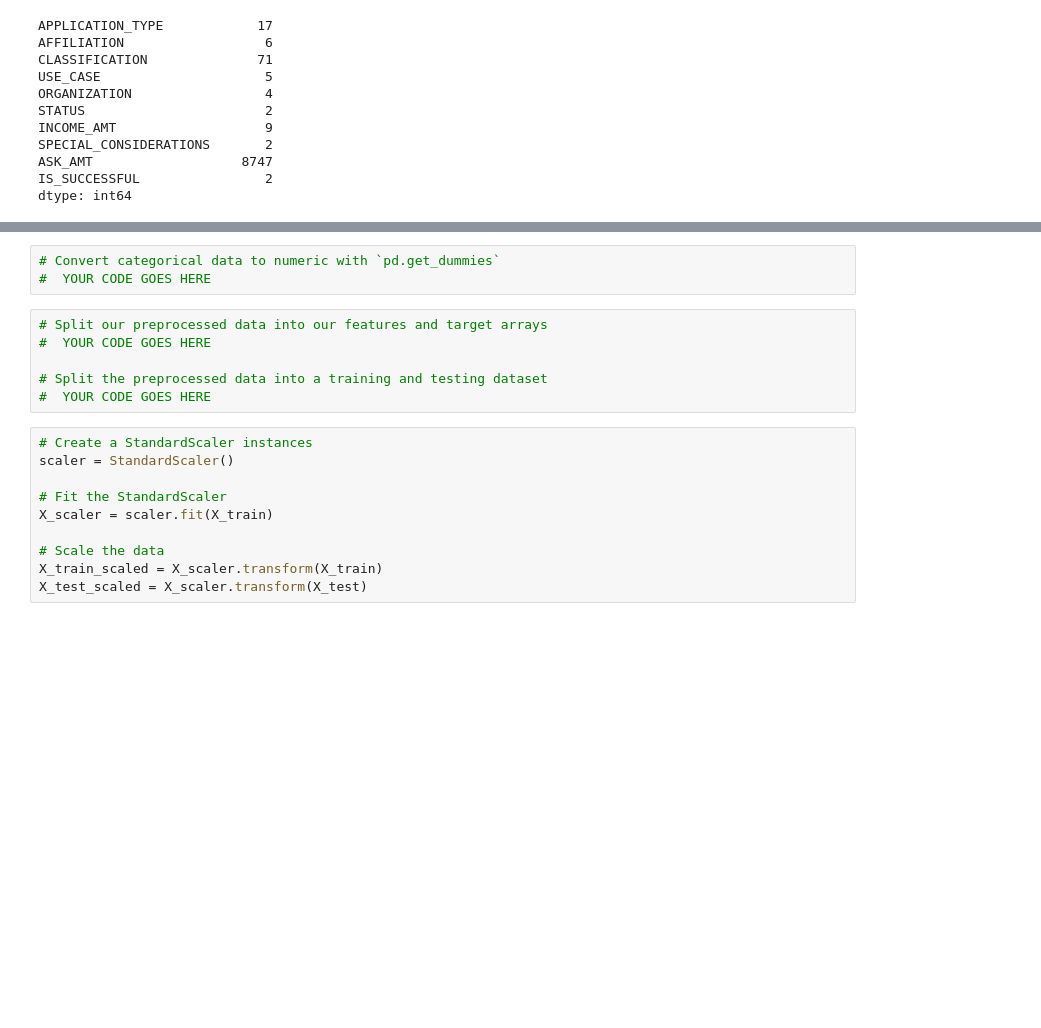
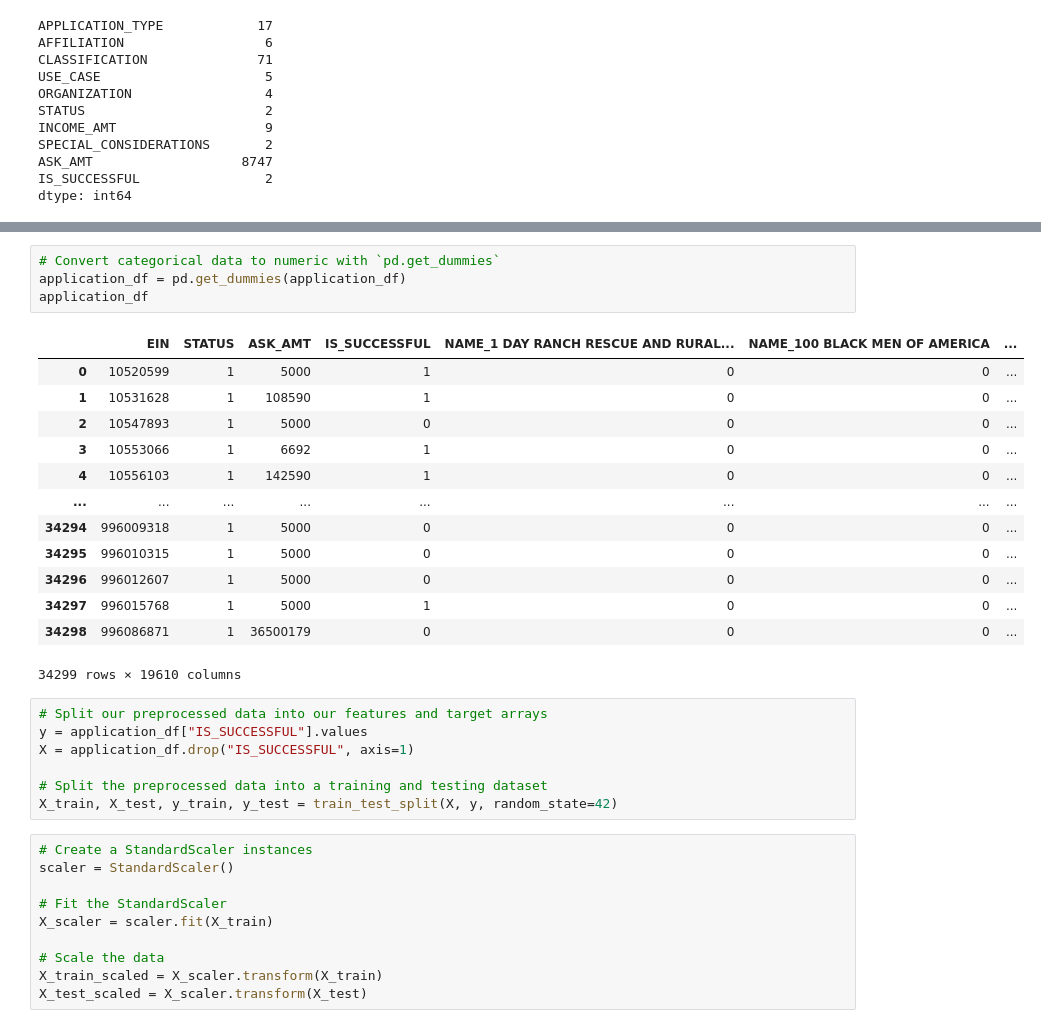
Before and after one commit to basse058/deep-learning-challenge, a Jupyter notebook: Starter_Code.ipynb, the cells around one changed output, grey strips where cells are left out. Drawn from its saved outputs; the diff is of its cells as text; blank space fills up the shorter version.

```diff
--- a/Starter_Code.ipynb
+++ b/Starter_Code.ipynb
@@ -154,12 +171,28 @@ Name: CLASSIFICATION, dtype: int64
 # %%
 # Convert categorical data to numeric with `pd.get_dummies`
-#  YOUR CODE GOES HERE
+application_df = pd.get_dummies(application_df)
+application_df
+# %% [output]
+|  | EIN | STATUS | ASK_AMT | IS_SUCCESSFUL | NAME_1 DAY RANCH RESCUE AND RURAL... | NAME_100 BLACK MEN OF AMERICA | ... |
+| 0 | 10520599 | 1 | 5000 | 1 | 0 | 0 | ... |
+| 1 | 10531628 | 1 | 108590 | 1 | 0 | 0 | ... |
+| 2 | 10547893 | 1 | 5000 | 0 | 0 | 0 | ... |
+| 3 | 10553066 | 1 | 6692 | 1 | 0 | 0 | ... |
+| 4 | 10556103 | 1 | 142590 | 1 | 0 | 0 | ... |
+| ... | ... | ... | ... | ... | ... | ... | ... |
+| 34294 | 996009318 | 1 | 5000 | 0 | 0 | 0 | ... |
+| 34295 | 996010315 | 1 | 5000 | 0 | 0 | 0 | ... |
+| 34296 | 996012607 | 1 | 5000 | 0 | 0 | 0 | ... |
+| 34297 | 996015768 | 1 | 5000 | 1 | 0 | 0 | ... |
+| 34298 | 996086871 | 1 | 36500179 | 0 | 0 | 0 | ... |
+34299 rows × 19610 columns
 # %%
 # Split our preprocessed data into our features and target arrays
-#  YOUR CODE GOES HERE
+y = application_df["IS_SUCCESSFUL"].values
+X = application_df.drop("IS_SUCCESSFUL", axis=1)
 
 # Split the preprocessed data into a training and testing dataset
-#  YOUR CODE GOES HERE
+X_train, X_test, y_train, y_test = train_test_split(X, y, random_state=42)
 # %%
 # Create a StandardScaler instances
 scaler = StandardScaler()
```
Also changed, not shown: parts of 15 cells of this notebook.
